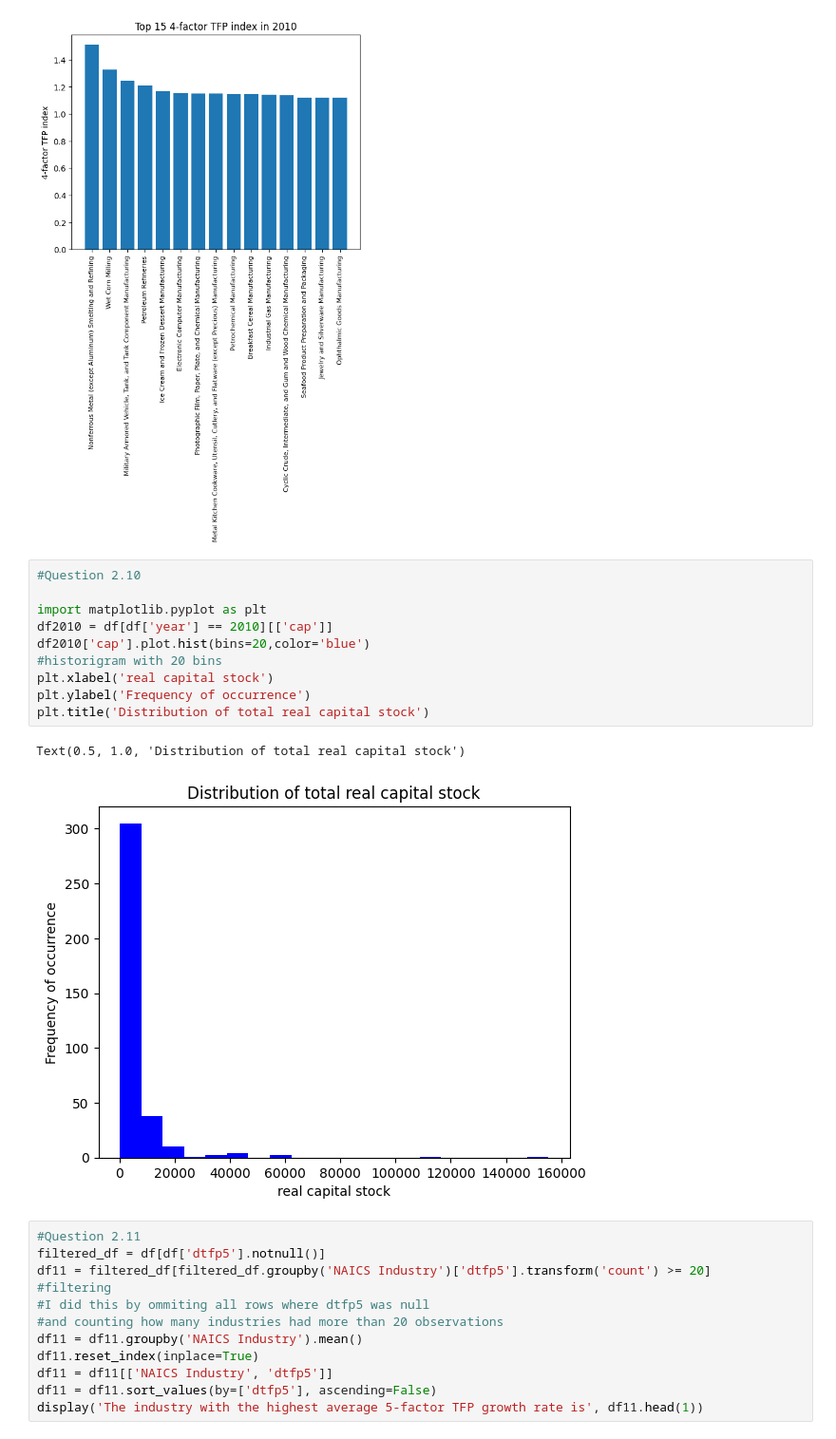
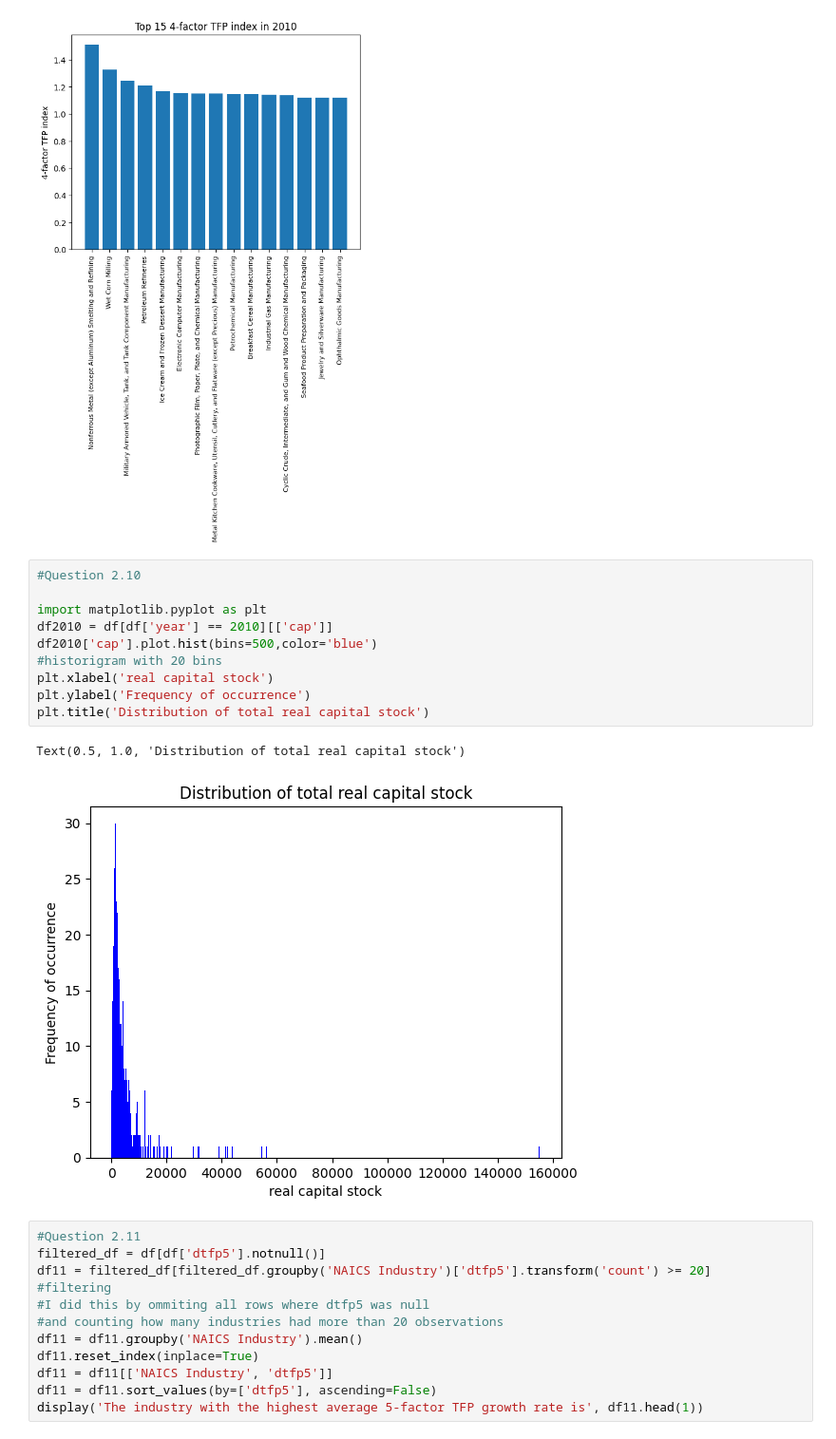
Before and after one commit to DanielKim0208/Data_driven, a Jupyter notebook: midterm/midterm_part 2.ipynb, the cells around one changed output. Shown at 95% size. Saved outputs shown, nothing was run; the diff lists cells and outputs as text.

```diff
--- a/midterm/midterm_part 2.ipynb
+++ b/midterm/midterm_part 2.ipynb
@@ -137,16 +137,16 @@ Text(0.5, 1.0, 'Top 15 4-factor TFP index in 2010')
 # %%
 #Question 2.10
 
 import matplotlib.pyplot as plt
 df2010 = df[df['year'] == 2010][['cap']]
-df2010['cap'].plot.hist(bins=20,color='blue')
+df2010['cap'].plot.hist(bins=500,color='blue')
 #historigram with 20 bins
 plt.xlabel('real capital stock')
 plt.ylabel('Frequency of occurrence')
 plt.title('Distribution of total real capital stock')
 # %% [output]
 Text(0.5, 1.0, 'Distribution of total real capital stock')
-[figure, old version]
+[figure, new version]
 # %%
 #Question 2.11
 filtered_df = df[df['dtfp5'].notnull()]
```
